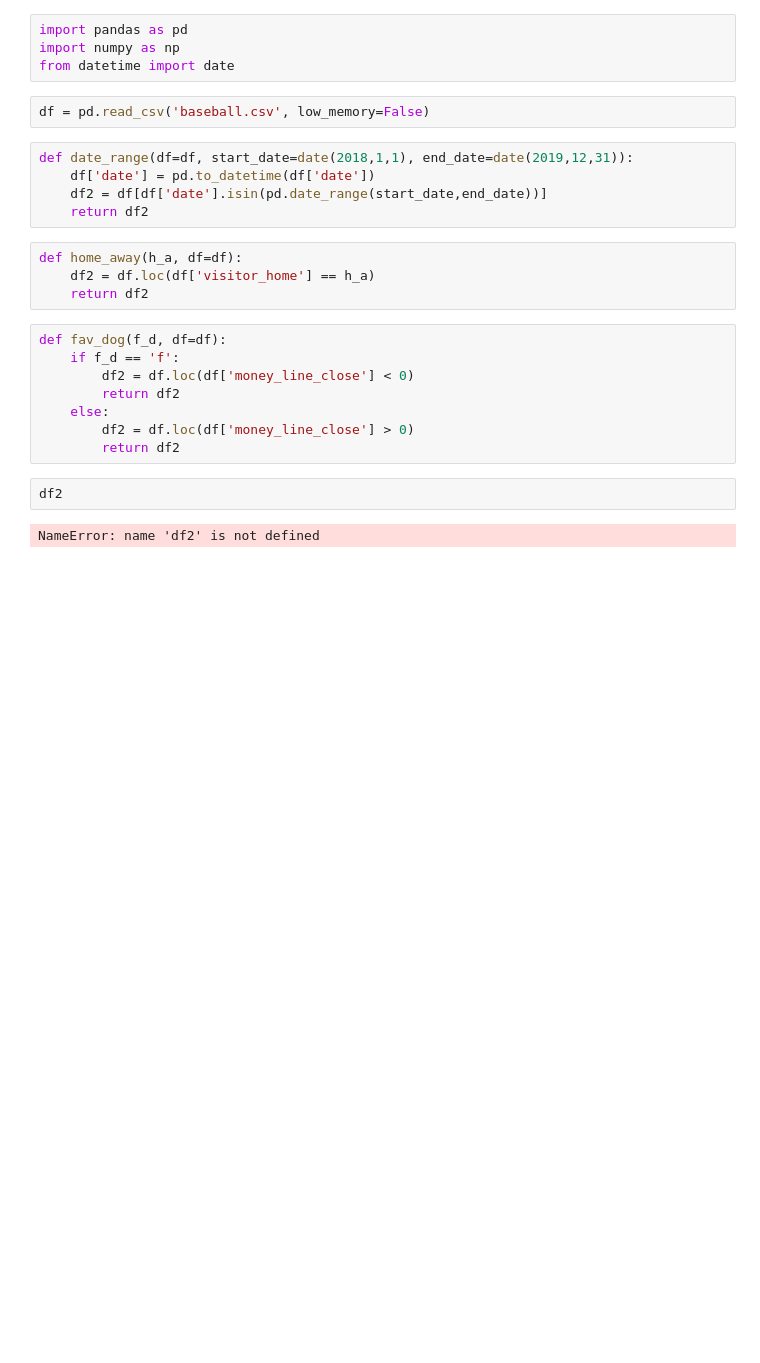
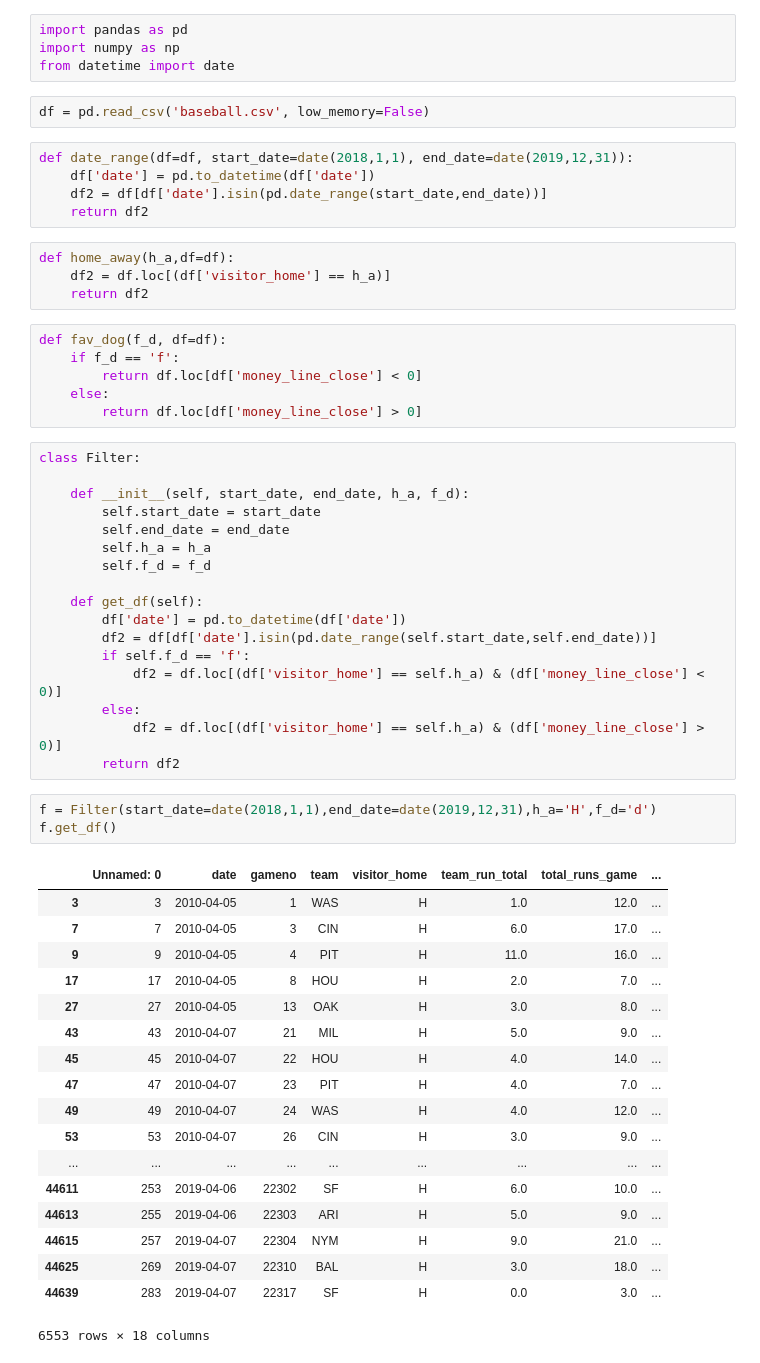
Before and after one commit to jacoblucas95/MLB-Betting-Strategies, a Jupyter notebook: run/setup/data/multiple_filters.ipynb, the cells around one changed output. Cells and saved outputs as stored; diff of their text form; blank space fills up the shorter version.

Commit message:
filter class

```diff
--- a/run/setup/data/multiple_filters.ipynb
+++ b/run/setup/data/multiple_filters.ipynb
@@ -10,18 +10,51 @@ def date_range(df=df, start_date=date(2018,1,1), end_date=date(2019,12,31)):
     df2 = df[df['date'].isin(pd.date_range(start_date,end_date))]
     return df2
 # %%
-def home_away(h_a, df=df):
-    df2 = df.loc(df['visitor_home'] == h_a)
+def home_away(h_a,df=df):
+    df2 = df.loc[(df['visitor_home'] == h_a)]
     return df2
 # %%
 def fav_dog(f_d, df=df):
     if f_d == 'f':
-        df2 = df.loc(df['money_line_close'] < 0)
-        return df2
+        return df.loc[df['money_line_close'] < 0]
     else:
-        df2 = df.loc(df['money_line_close'] > 0)
-        return df2
+        return df.loc[df['money_line_close'] > 0]
-# %%
-df2
-# %% [output]
-NameError: name 'df2' is not defined
+# %%
+class Filter:
+
+    def __init__(self, start_date, end_date, h_a, f_d):
+        self.start_date = start_date
+        self.end_date = end_date
+        self.h_a = h_a
+        self.f_d = f_d
+
+    def get_df(self):
+        df['date'] = pd.to_datetime(df['date'])
+        df2 = df[df['date'].isin(pd.date_range(self.start_date,self.end_date))]
+        if self.f_d == 'f':
+            df2 = df.loc[(df['visitor_home'] == self.h_a) & (df['money_line_close'] < 0)]
+        else:
+            df2 = df.loc[(df['visitor_home'] == self.h_a) & (df['money_line_close'] > 0)]
+        return df2
+# %%
+f = Filter(start_date=date(2018,1,1),end_date=date(2019,12,31),h_a='H',f_d='d')
+f.get_df()
+# %% [output]
+|  | Unnamed: 0 | date | gameno | team | visitor_home | team_run_total | total_runs_game | ... |
+| 3 | 3 | 2010-04-05 | 1 | WAS | H | 1.0 | 12.0 | ... |
+| 7 | 7 | 2010-04-05 | 3 | CIN | H | 6.0 | 17.0 | ... |
+| 9 | 9 | 2010-04-05 | 4 | PIT | H | 11.0 | 16.0 | ... |
+| 17 | 17 | 2010-04-05 | 8 | HOU | H | 2.0 | 7.0 | ... |
+| 27 | 27 | 2010-04-05 | 13 | OAK | H | 3.0 | 8.0 | ... |
+| 43 | 43 | 2010-04-07 | 21 | MIL | H | 5.0 | 9.0 | ... |
+| 45 | 45 | 2010-04-07 | 22 | HOU | H | 4.0 | 14.0 | ... |
+| 47 | 47 | 2010-04-07 | 23 | PIT | H | 4.0 | 7.0 | ... |
+| 49 | 49 | 2010-04-07 | 24 | WAS | H | 4.0 | 12.0 | ... |
+| 53 | 53 | 2010-04-07 | 26 | CIN | H | 3.0 | 9.0 | ... |
+| ... | ... | ... | ... | ... | ... | ... | ... | ... |
+| 44611 | 253 | 2019-04-06 | 22302 | SF | H | 6.0 | 10.0 | ... |
+| 44613 | 255 | 2019-04-06 | 22303 | ARI | H | 5.0 | 9.0 | ... |
+| 44615 | 257 | 2019-04-07 | 22304 | NYM | H | 9.0 | 21.0 | ... |
+| 44625 | 269 | 2019-04-07 | 22310 | BAL | H | 3.0 | 18.0 | ... |
+| 44639 | 283 | 2019-04-07 | 22317 | SF | H | 0.0 | 3.0 | ... |
+6553 rows × 18 columns
```
Also changed, not shown: 1 other file.
